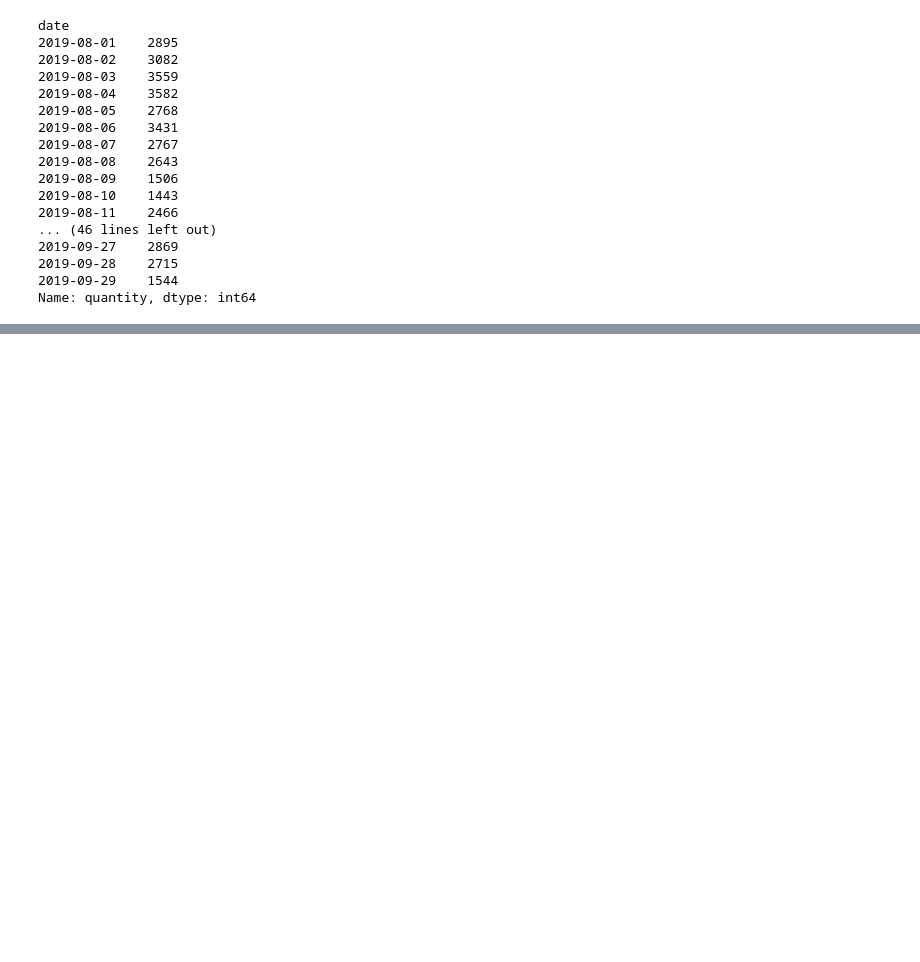
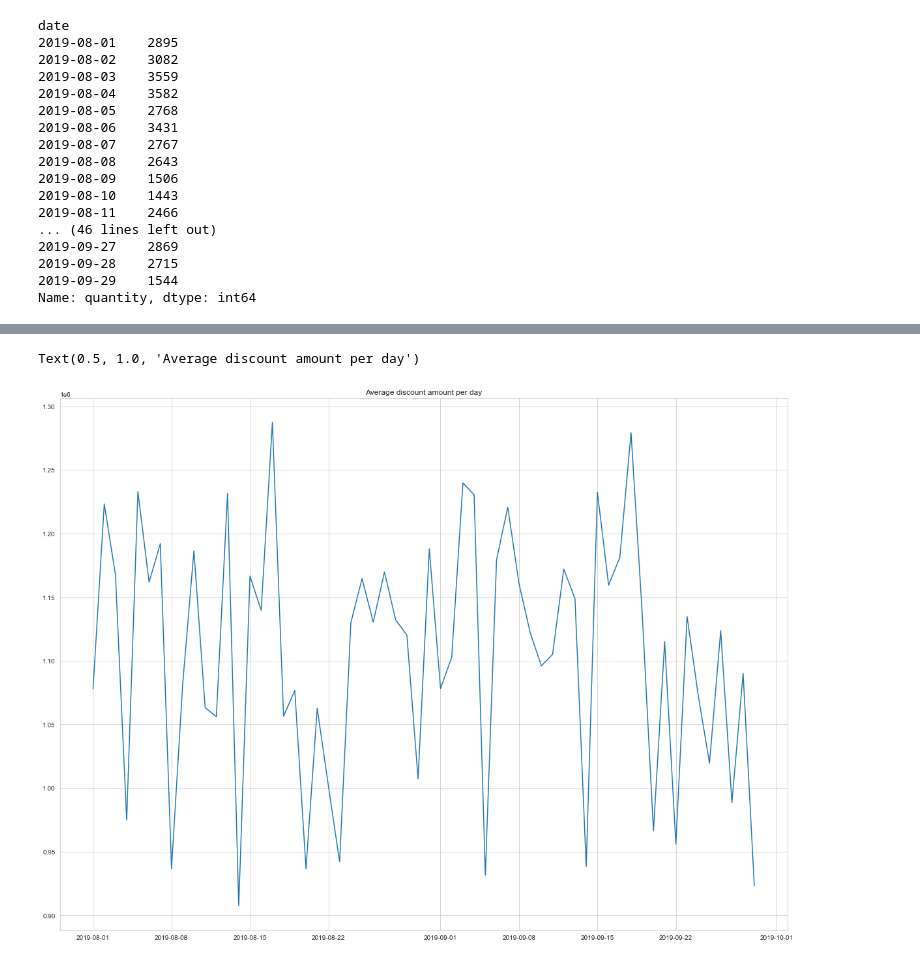
Before and after one commit to asaidomar/suade_test, a Jupyter notebook: data_analyse.ipynb, the cells around one changed output, grey strips where cells are left out. Saved outputs shown, nothing was run; the diff lists cells and outputs as text; code cells hidden in the pictures; blank space fills up the shorter version.

```diff
--- a/data_analyse.ipynb
+++ b/data_analyse.ipynb
@@ -143,0 +152,8 @@ ax = sns.lineplot(hue='time', data=discounted_day)
+# %%
+plt.figure(figsize=(20,15))
+average_discount = merged_order_and_item.groupby("date")["discounted_amount"].mean()
+ax = sns.lineplot(data=average_discount)
+ax.set_title('Average discount amount per day')
+# %% [output]
+Text(0.5, 1.0, 'Average discount amount per day')
+[figure, added]
```
Also changed, not shown: parts of 7 cells of this notebook.
